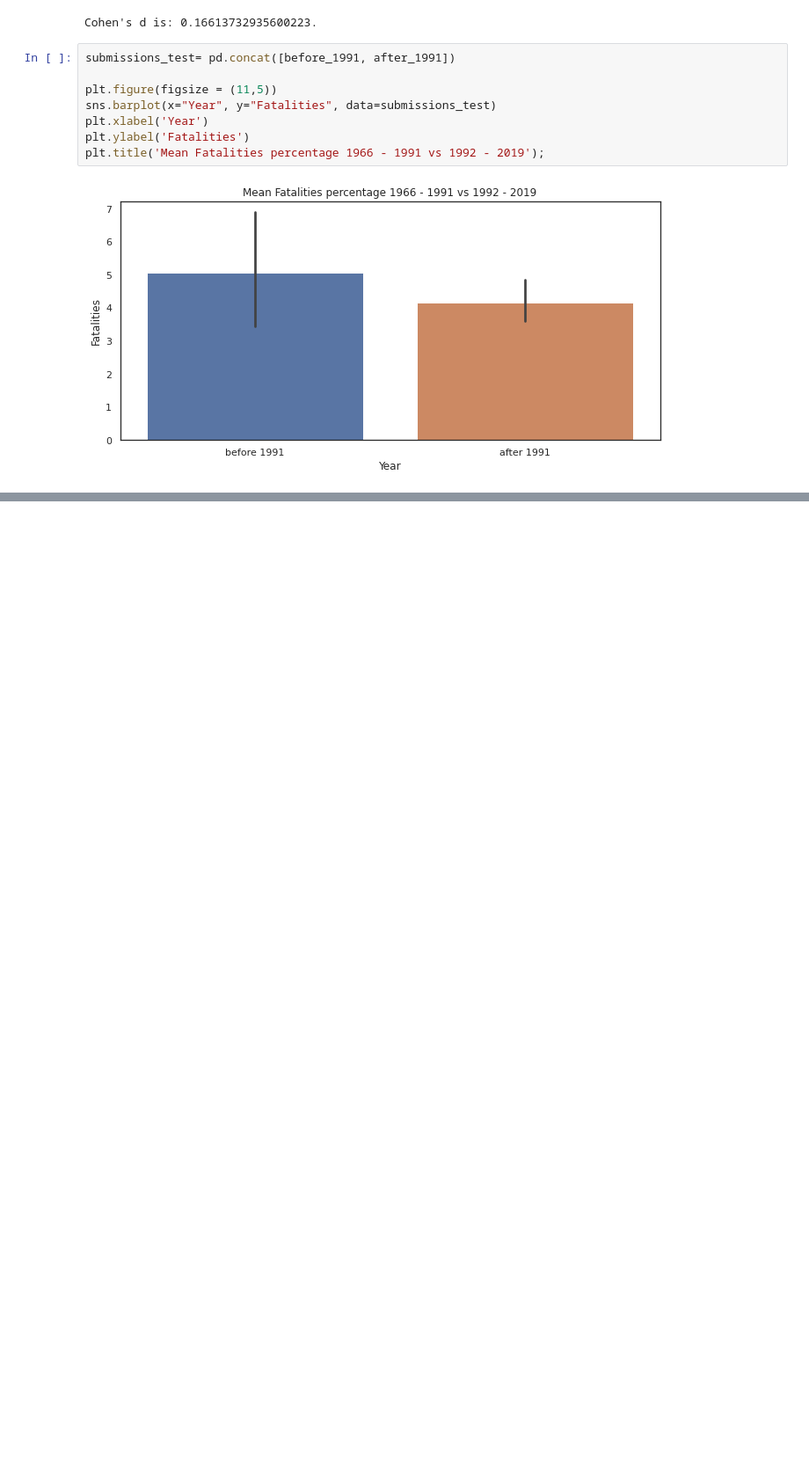
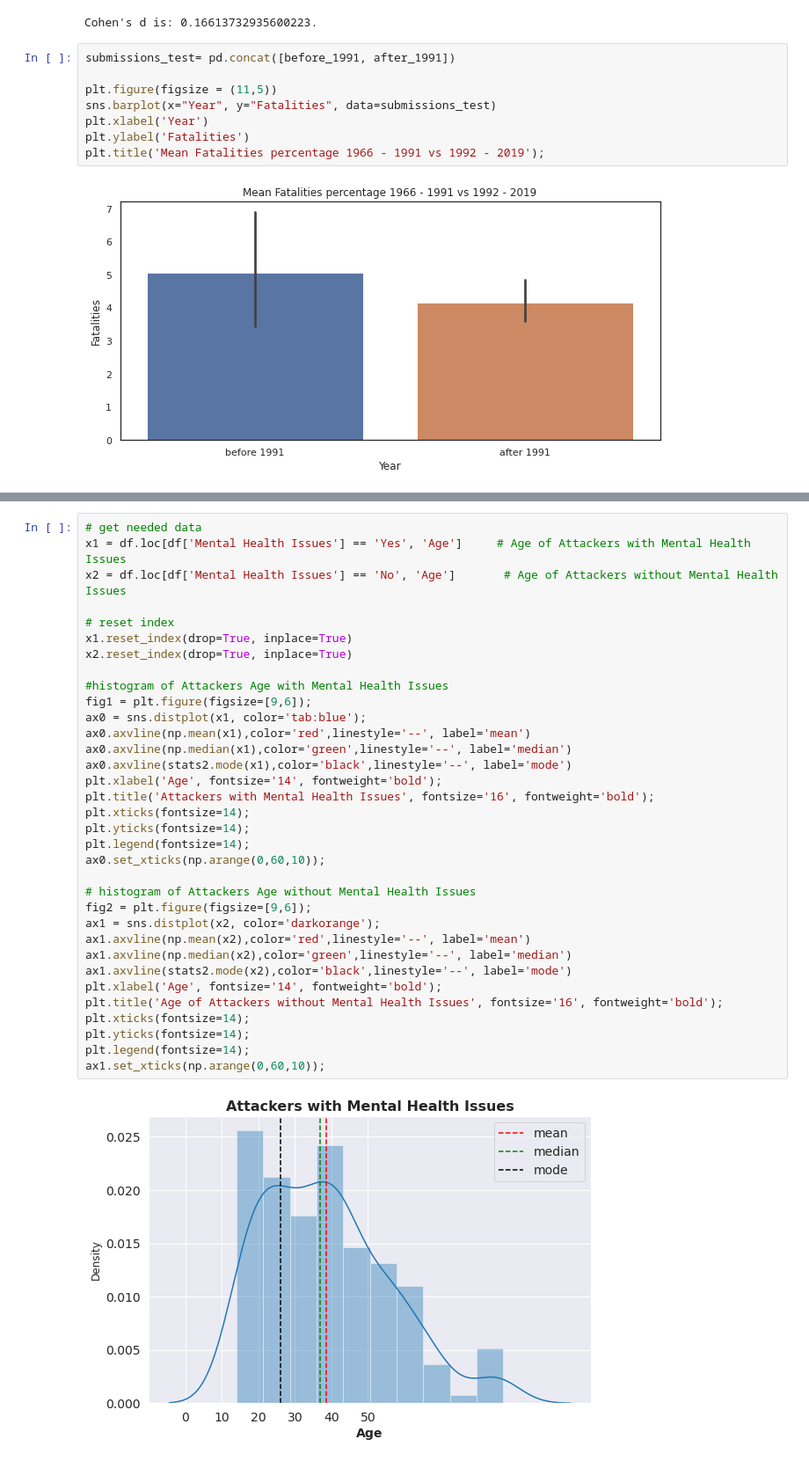
Before and after one commit to Antonio-Martinez-Sanchez/Capstone-Thinkful-Excel, a Jupyter notebook: Final_Capstone_Thinkful.ipynb, the cells around one changed output, grey strips where cells are left out. Shown at 88% size. Saved outputs shown, nothing was run; the diff lists cells and outputs as text; blank space fills up the shorter version.

```diff
--- a/Final_Capstone_Thinkful.ipynb
+++ b/Final_Capstone_Thinkful.ipynb
@@ -720,0 +795,36 @@ plt.title('Mean Fatalities percentage 1966 - 1991 vs 1992 - 2019');
+# %%
+# get needed data
+x1 = df.loc[df['Mental Health Issues'] == 'Yes', 'Age']     # Age of Attackers with Mental Health Issues
+x2 = df.loc[df['Mental Health Issues'] == 'No', 'Age']       # Age of Attackers without Mental Health Issues
+
+# reset index
+x1.reset_index(drop=True, inplace=True)
+x2.reset_index(drop=True, inplace=True)
+
+#histogram of Attackers Age with Mental Health Issues
+fig1 = plt.figure(figsize=[9,6]);
+ax0 = sns.distplot(x1, color='tab:blue');
+ax0.axvline(np.mean(x1),color='red',linestyle='--', label='mean')
+ax0.axvline(np.median(x1),color='green',linestyle='--', label='median')
+ax0.axvline(stats2.mode(x1),color='black',linestyle='--', label='mode')
+plt.xlabel('Age', fontsize='14', fontweight='bold');
+plt.title('Attackers with Mental Health Issues', fontsize='16', fontweight='bold');
+plt.xticks(fontsize=14);
+plt.yticks(fontsize=14);
+plt.legend(fontsize=14);
+ax0.set_xticks(np.arange(0,60,10));
+
+# histogram of Attackers Age without Mental Health Issues
+fig2 = plt.figure(figsize=[9,6]);
+ax1 = sns.distplot(x2, color='darkorange');
+ax1.axvline(np.mean(x2),color='red',linestyle='--', label='mean')
+ax1.axvline(np.median(x2),color='green',linestyle='--', label='median')
+ax1.axvline(stats2.mode(x2),color='black',linestyle='--', label='mode')
+plt.xlabel('Age', fontsize='14', fontweight='bold');
+plt.title('Age of Attackers without Mental Health Issues', fontsize='16', fontweight='bold');
+plt.xticks(fontsize=14);
+plt.yticks(fontsize=14);
+plt.legend(fontsize=14);
+ax1.set_xticks(np.arange(0,60,10));
+# %% [output]
+[figure, added]
```
Also changed, not shown: parts of 11 cells of this notebook.
